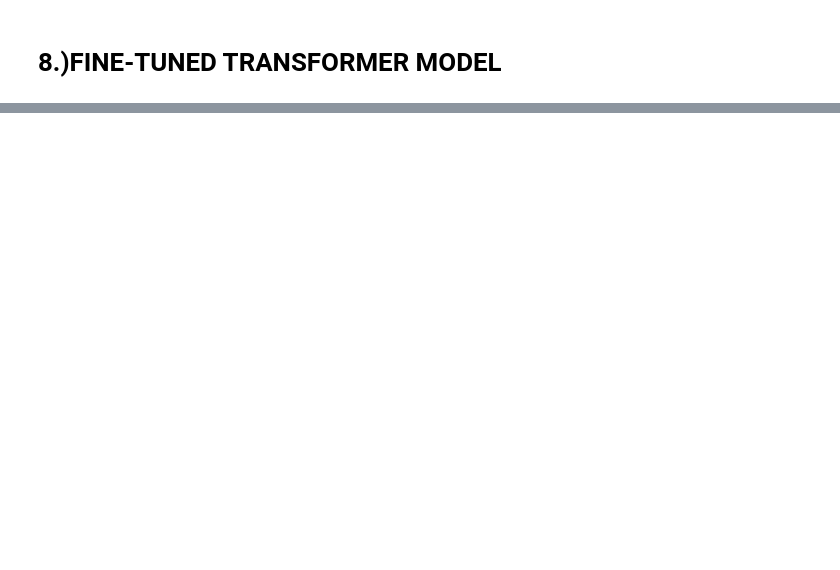
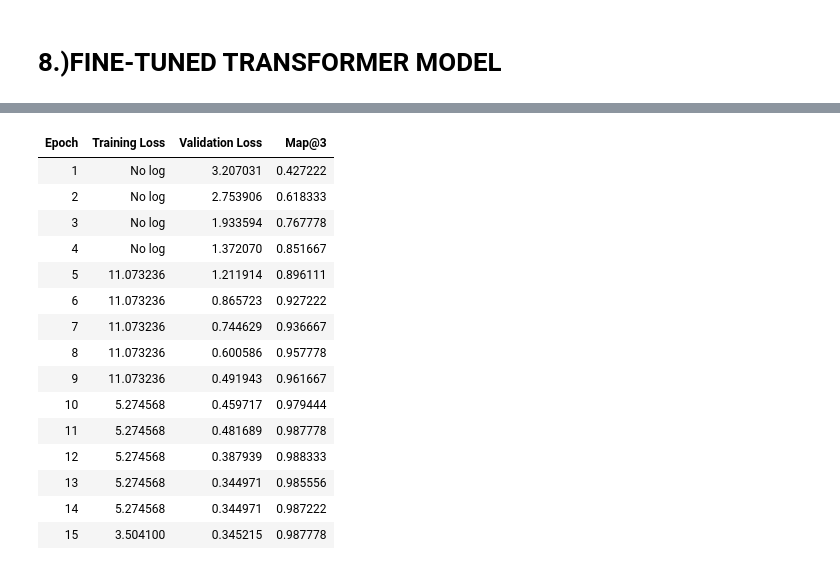
Before and after one commit to Atharv210203/smart-mcq-solver, a Jupyter notebook: 23f1002260-notebook-t12026.ipynb, the cells around one changed output, grey strips where cells are left out. Cells and saved outputs as stored; diff of their text form; code cells hidden in the pictures; blank space fills up the shorter version.

```diff
--- a/23f1002260-notebook-t12026.ipynb
+++ b/23f1002260-notebook-t12026.ipynb
@@ -1165,17 +1182,17 @@ Find logs at: ./wandb/run-20260728_171159-x1yckrgk/logs
 # # ---------------------------------------------------------------
 # # 4. Train-Validation-Split
 # # ---------------------------------------------------------------
-# from sklearn.model_selection import train_test_split
+from sklearn.model_selection import train_test_split
 
-# train_split, val_split = train_test_split(X, test_size=0.15, random_state=42, stratify=X["label"])
+train_split, val_split = train_test_split(X, test_size=0.15, random_state=42, stratify=X["label"])
 
-# train_split_aug = augment_dataframe(train_split, factor=AUGMENT_FACTOR)
-# print(f"Train rows: {len(train_split)} -> after augmentation: {len(train_split_aug)}")
+train_split_aug = augment_dataframe(train_split, factor=AUGMENT_FACTOR)
+print(f"Train rows: {len(train_split)} -> after augmentation: {len(train_split_aug)}")
 
-# train_ds = Dataset.from_pandas(train_split_aug[["prompt", "A", "B", "C", "D", "E", "label"]])
-# val_ds = Dataset.from_pandas(val_split[["prompt", "A", "B", "C", "D", "E", "label"]])
-# test_ds = Dataset.from_pandas(Y[["prompt", "A", "B", "C", "D", "E"]])
+train_ds = Dataset.from_pandas(train_split_aug[["prompt", "A", "B", "C", "D", "E", "label"]])
+val_ds = Dataset.from_pandas(val_split[["prompt", "A", "B", "C", "D", "E", "label"]])
+test_ds = Dataset.from_pandas(Y[["prompt", "A", "B", "C", "D", "E"]])
 
-# train_ds = train_ds.map(preprocess, batched=True, remove_columns=["prompt", "A", "B", "C", "D", "E"])
-# val_ds = val_ds.map(preprocess, batched=True, remove_columns=["prompt", "A", "B", "C", "D", "E"])
-# test_ds = test_ds.map(preprocess, batched=True, remove_columns=["prompt", "A", "B", "C", "D", "E"])
+train_ds = train_ds.map(preprocess, batched=True, remove_columns=["prompt", "A", "B", "C", "D", "E"])
+val_ds = val_ds.map(preprocess, batched=True, remove_columns=["prompt", "A", "B", "C", "D", "E"])
+test_ds = test_ds.map(preprocess, batched=True, remove_columns=["prompt", "A", "B", "C", "D", "E"])
@@ -1243,34 +1281,35 @@ Find logs at: ./wandb/run-20260728_171159-x1yckrgk/logs
 # # ---------------------------------------------------------------
 # # 8. Training
 # # ---------------------------------------------------------------
-# args = TrainingArguments(
-#     output_dir="./model3_out",
-#     eval_strategy="epoch",
-#     save_strategy="epoch",
-#     load_best_model_at_end=True,
-#     metric_for_best_model="map@3",
-#     greater_is_better=True,
-#     learning_rate=2e-4,
-#     per_device_train_batch_size=4,
-#     per_device_eval_batch_size=8,
-#     gradient_accumulation_steps=4,
-#     num_train_epochs=15,
-#     weight_decay=0.01,
-#     fp16=False,
-#     report_to="none",
-#     warmup_ratio=0.1,
-# )
+args = TrainingArguments(
+    output_dir="./model3_out",
+    eval_strategy="epoch",
+    save_strategy="epoch",
+    load_best_model_at_end=True,
+    metric_for_best_model="map@3",
+    greater_is_better=True,
+    learning_rate=2e-4,
+    per_device_train_batch_size=4,
+    per_device_eval_batch_size=8,
+    gradient_accumulation_steps=4,
+    num_train_epochs=15,
+    weight_decay=0.01,
+    fp16=False,
+    report_to="none",
+    warmup_ratio=0.1,
+)
 
-# trainer = Trainer(
-#     model=model,
-#     args=args,
-#     train_dataset=train_ds,
-#     eval_dataset=val_ds,
-#     processing_class=tokenizer,
-#     data_collator=collator,
-#     compute_metrics=map3,
-# )
+trainer = Trainer(
+    model=model,
+    args=args,
+    train_dataset=train_ds,
+    eval_dataset=val_ds,
+    processing_class=tokenizer,
+    data_collator=collator,
+    compute_metrics=map3,
+)
 
-# trainer.train()
-# eval_result = trainer.evaluate()
-#print("Model 3 validation MAP@3:", eval_result["eval_map@3"])
+trainer.train()
+eval_result = trainer.evaluate()
+print("Model 3 validation MAP@3:", eval_result["eval_map@3"])
+# %% [output]
@@ -1276,0 +1319,16 @@ Find logs at: ./wandb/run-20260728_171159-x1yckrgk/logs
+| Epoch | Training Loss | Validation Loss | Map@3 |
+| 1 | No log | 3.207031 | 0.427222 |
+| 2 | No log | 2.753906 | 0.618333 |
+| 3 | No log | 1.933594 | 0.767778 |
+| 4 | No log | 1.372070 | 0.851667 |
+| 5 | 11.073236 | 1.211914 | 0.896111 |
+| 6 | 11.073236 | 0.865723 | 0.927222 |
+| 7 | 11.073236 | 0.744629 | 0.936667 |
+| 8 | 11.073236 | 0.600586 | 0.957778 |
+| 9 | 11.073236 | 0.491943 | 0.961667 |
+| 10 | 5.274568 | 0.459717 | 0.979444 |
+| 11 | 5.274568 | 0.481689 | 0.987778 |
+| 12 | 5.274568 | 0.387939 | 0.988333 |
+| 13 | 5.274568 | 0.344971 | 0.985556 |
+| 14 | 5.274568 | 0.344971 | 0.987222 |
+| 15 | 3.504100 | 0.345215 | 0.987778 |
```
Also changed, not shown: parts of 28 cells of this notebook.
